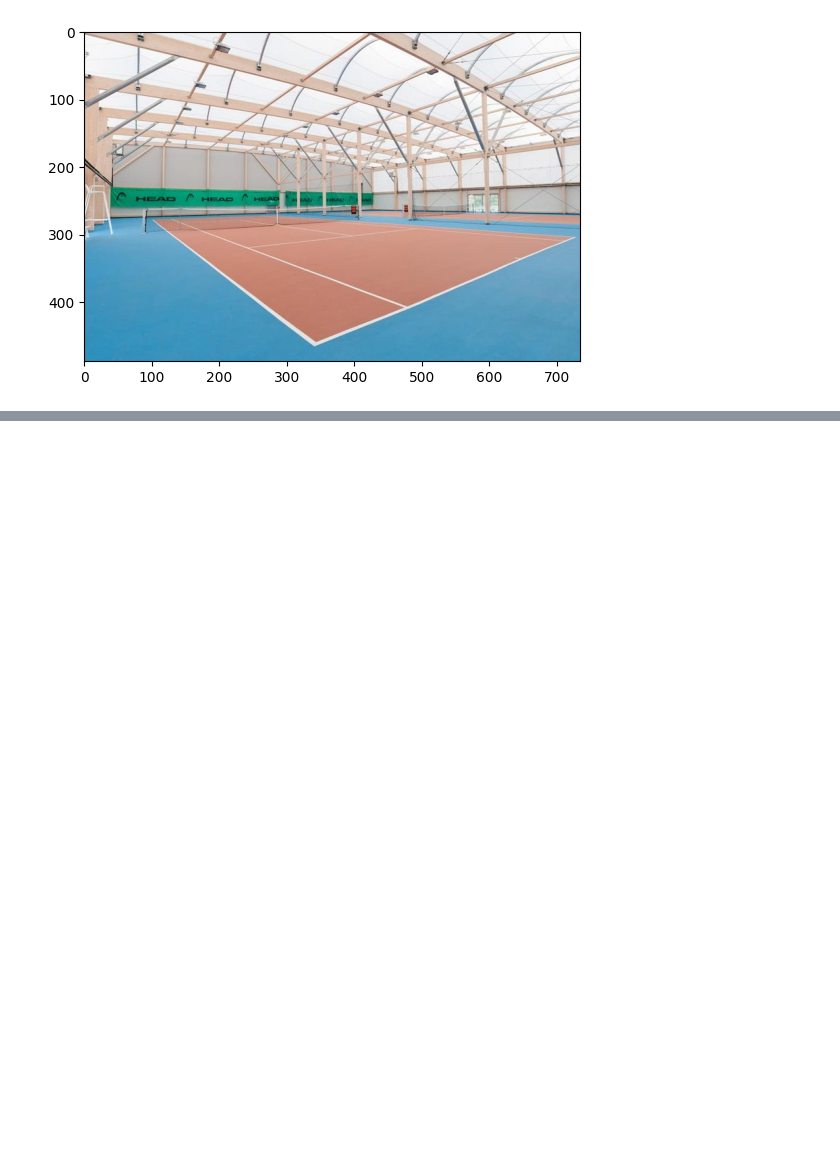
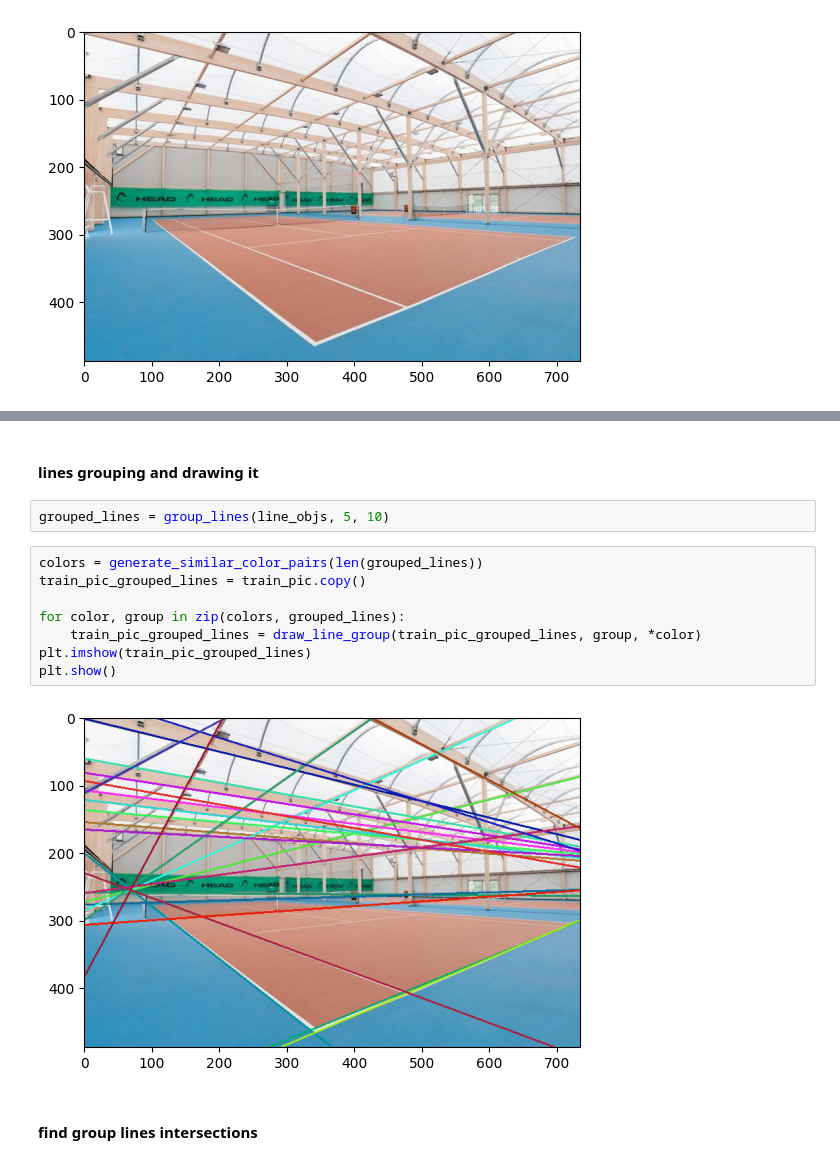
Before and after one commit to polymorvic/cv-sport-geometry, a Jupyter notebook: tennis-court-detection.ipynb, the cells around one changed output, grey strips where cells are left out. Drawn from its saved outputs; the diff is of its cells as text; blank space fills up the shorter version.

```diff
--- a/tennis-court-detection.ipynb
+++ b/tennis-court-detection.ipynb
@@ -24,0 +47,16 @@ plt.show()
+# %% [markdown]
+#### lines grouping and drawing it
+# %%
+grouped_lines = group_lines(line_objs, 5, 10)
+# %%
+colors = generate_similar_color_pairs(len(grouped_lines))
+train_pic_grouped_lines = train_pic.copy()
+
+for color, group in zip(colors, grouped_lines):
+    train_pic_grouped_lines = draw_line_group(train_pic_grouped_lines, group, *color)
+plt.imshow(train_pic_grouped_lines)
+plt.show()
+# %% [output]
+[figure, added]
+# %% [markdown]
+#### find group lines intersections
```
Also changed, not shown: parts of 15 cells of this notebook.
